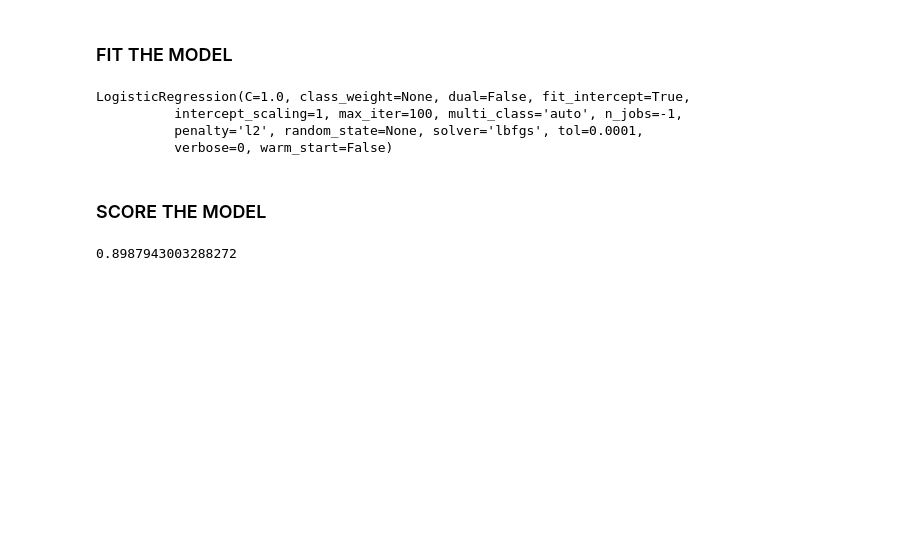
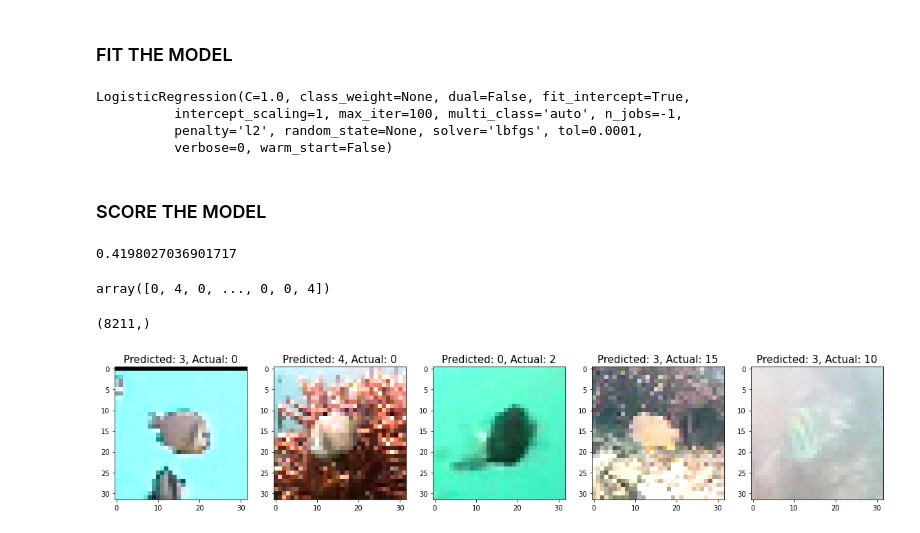
Before and after one commit to annemariemichaud/catchafish, a Jupyter notebook: notebooks/db_notebook.ipynb, the cells around one changed output. Saved outputs shown, nothing was run; the diff lists cells and outputs as text; code cells hidden in the pictures; blank space fills up the shorter version.

```diff
--- a/notebooks/db_notebook.ipynb
+++ b/notebooks/db_notebook.ipynb
@@ -20,7 +20,7 @@ def get_data(val_split = False, test_size = 0.3):
                                      image_data_generator = None,
                                      target_size = (32, 32),
                                      batch_size = batch_size,
-                                     shuffle = False,
+                                     shuffle = True,
                                      dtype = int)
 
     X = dir_iterator[0][0]
@@ -79,4 +83,29 @@ LogisticRegression(C=1.0, class_weight=None, dual=False, fit_intercept=True,
 # %%
 logreg.score(X_test_reshaped, y_test)
 # %% [output]
-0.8987943003288272
+0.4198027036901717
+# %%
+y_predict = logreg.predict(X_test_reshaped)
+# %%
+y_predict
+# %% [output]
+array([0, 4, 0, ..., 0, 0, 4])
+# %%
+y_predict.shape
+# %% [output]
+(8211,)
+# %%
+index = 0
+misclassifiedIndexes = []
+for label, predict in zip(y_test, y_predict):
+    if label != predict:
+        misclassifiedIndexes.append(index)
+    index += 1
+# %%
+plt.figure(figsize=(20,4))
+for plotIndex, badIndex in enumerate(misclassifiedIndexes[0:5]):
+    plt.subplot(1, 5, plotIndex + 1)
+    plt.imshow(np.reshape(X_test_reshaped[badIndex], (32,32,3)))
+    plt.title('Predicted: {}, Actual: {}'.format(y_predict[badIndex], y_test[badIndex]), fontsize = 15)
+# %% [output]
+[figure, added]
```
Also changed, not shown: parts of 1 cell of this notebook.
